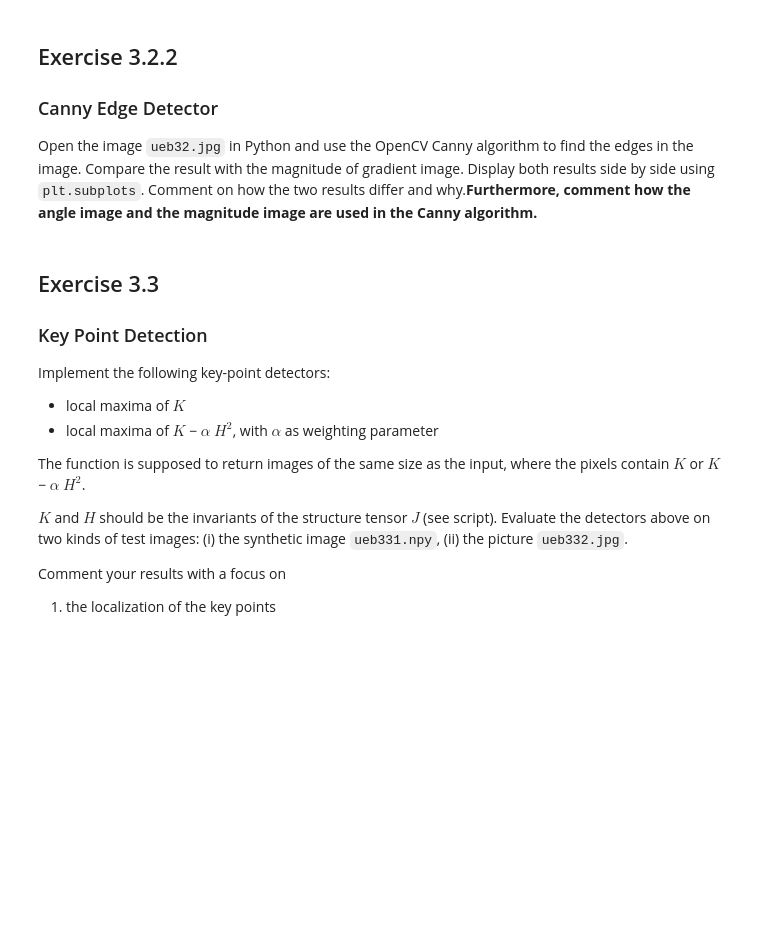
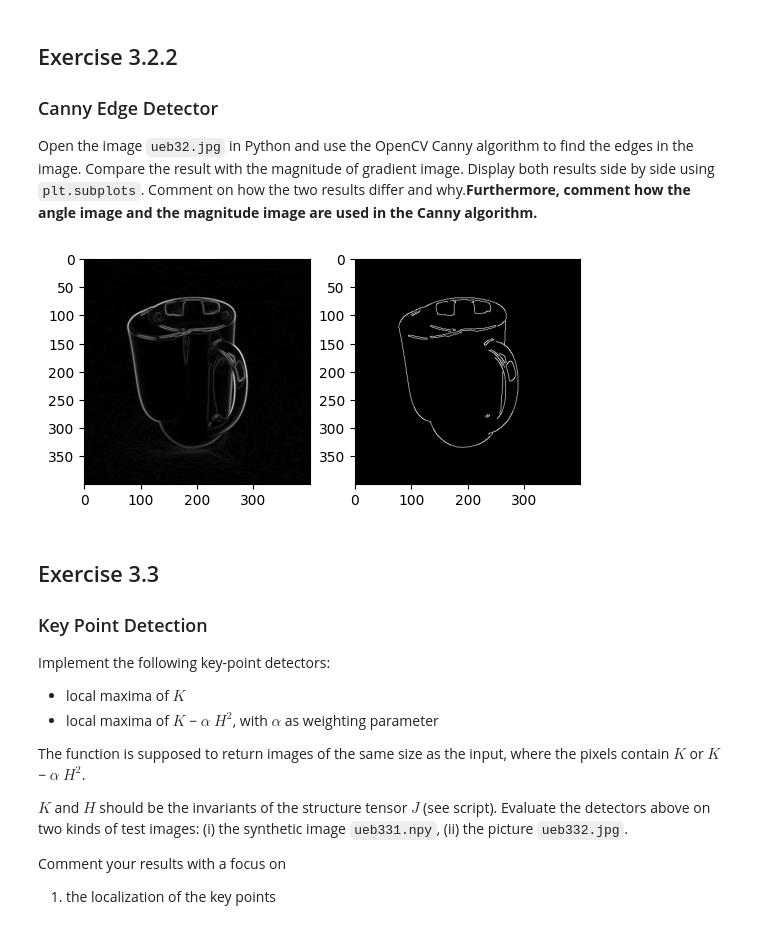
Before and after one commit to URsensai/.config, a Jupyter notebook: exercise_3.ipynb, the cells around one changed output. Drawn from its saved outputs; the diff is of its cells as text; code cells hidden in the pictures; blank space fills up the shorter version.

```diff
--- a/exercise_3.ipynb
+++ b/exercise_3.ipynb
@@ -99,3 +116,23 @@ Comment on how the two results differ and why.**Furthermore, comment how the ang
+# %%
+# load image
+img1 = load_image_gray('/content/cs4250/data/exercise_3/ueb32.jpg')
+img0 = np.copy(img1)
+# compute magnitude of gradient image
+img0 = cv2.GaussianBlur(img0, (3, 3), 0)
+img1 = cv2.GaussianBlur(img1, (3, 3), 0)
+dx, dy = gradient(img0)
+mag = np.sqrt(dx**2 + dy**2)
+# apply canny
+threshold1 = 90
+threshold2 = max(img1.flatten())
+img1 = cv2.Canny(img1, threshold1=threshold1, threshold2=threshold2)
+# compare results
+fig, (ax1, ax2) = plt.subplots(1, 2)
+ax1.imshow(mag, cmap='gray')
+ax2.imshow(img1, cmap='gray')
+plt.show()
+# %% [output]
+[figure, added]
 # %% [markdown]
 ## Exercise 3.3
 ### Key Point Detection
```
Also changed, not shown: parts of 6 cells of this notebook.
